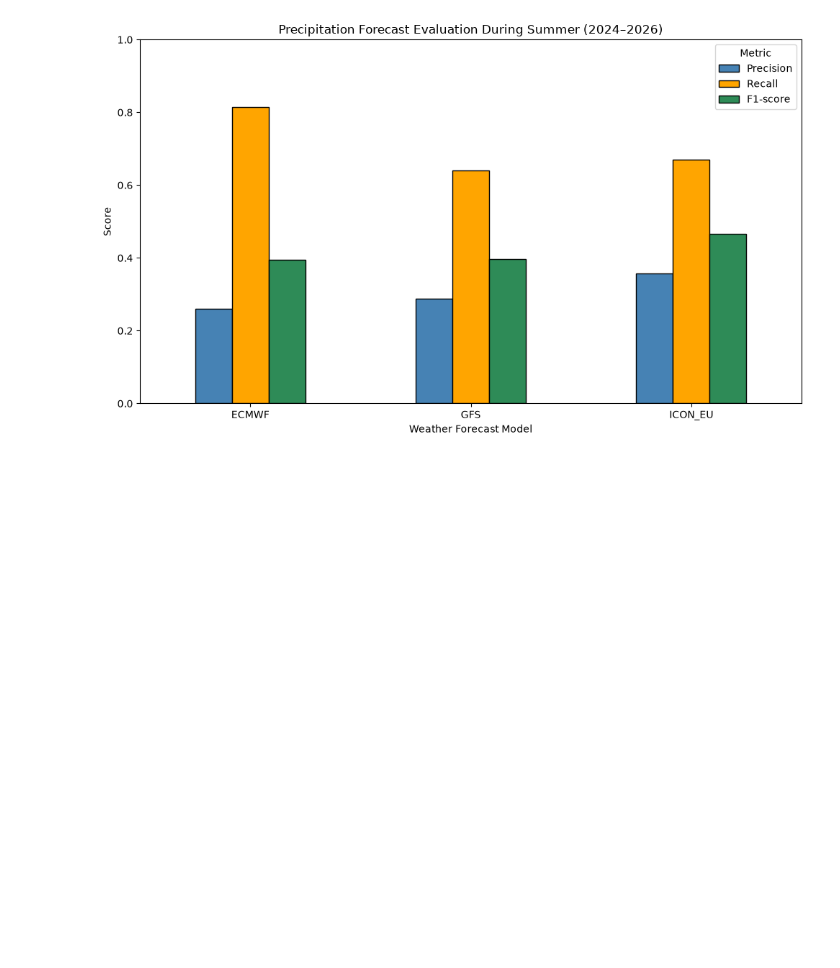
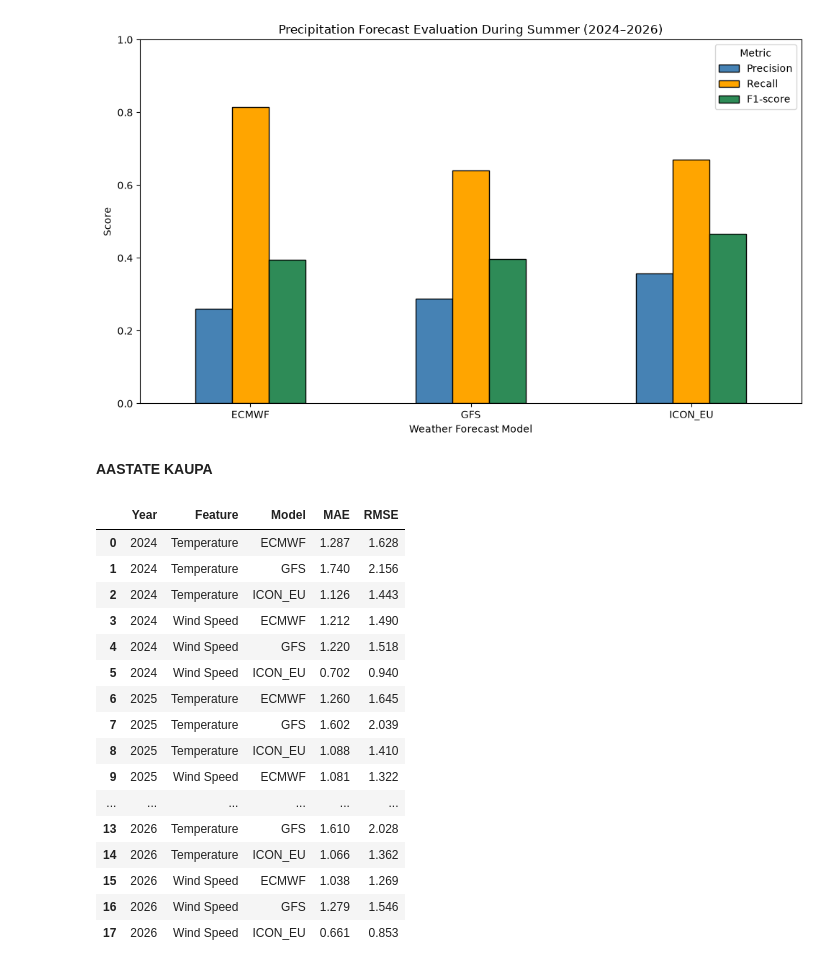
Before and after one commit to MarkenNisu/Machine_Learning_For_Weather, a Jupyter notebook: 02_forecast_evaluation.ipynb, the cells around one changed output. Saved outputs shown, nothing was run; the diff lists cells and outputs as text; code cells hidden in the pictures; blank space fills up the shorter version.

```diff
--- a/02_forecast_evaluation.ipynb
+++ b/02_forecast_evaluation.ipynb
@@ -147,3 +164,52 @@ plt.tight_layout()
 plt.show()
 # %% [output]
 [figure]
+# %% [markdown]
+**AASTATE KAUPA**
+# %%
+models = ["ECMWF", "GFS", "ICON_EU"]
+
+features = {
+    "Temperature": ("actual_temperature", "temperature"),
+    "Wind Speed": ("actual_wind_speed", "wind_speed")
+}
+
+results = []
+
+for year in [2024, 2025, 2026]:
+    year_df = df[df["time"].dt.year == year]
+
+    for feature, (actual_col, prefix) in features.items():
+        for model in models:
+            actual = year_df[actual_col]
+            predicted = year_df[f"{prefix}_{model}"]
+
+            results.append({
+                "Year": year,
+                "Feature": feature,
+                "Model": model,
+                "MAE": mean_absolute_error(actual, predicted),
+                "RMSE": root_mean_squared_error(actual, predicted)
+            })
+
+yearly_results = pd.DataFrame(results)
+
+display(yearly_results.round(3))
+# %% [output]
+|  | Year | Feature | Model | MAE | RMSE |
+| 0 | 2024 | Temperature | ECMWF | 1.287 | 1.628 |
+| 1 | 2024 | Temperature | GFS | 1.740 | 2.156 |
+| 2 | 2024 | Temperature | ICON_EU | 1.126 | 1.443 |
+| 3 | 2024 | Wind Speed | ECMWF | 1.212 | 1.490 |
+| 4 | 2024 | Wind Speed | GFS | 1.220 | 1.518 |
+| 5 | 2024 | Wind Speed | ICON_EU | 0.702 | 0.940 |
+| 6 | 2025 | Temperature | ECMWF | 1.260 | 1.645 |
+| 7 | 2025 | Temperature | GFS | 1.602 | 2.039 |
+| 8 | 2025 | Temperature | ICON_EU | 1.088 | 1.410 |
+| 9 | 2025 | Wind Speed | ECMWF | 1.081 | 1.322 |
+| ... | ... | ... | ... | ... | ... |
+| 13 | 2026 | Temperature | GFS | 1.610 | 2.028 |
+| 14 | 2026 | Temperature | ICON_EU | 1.066 | 1.362 |
+| 15 | 2026 | Wind Speed | ECMWF | 1.038 | 1.269 |
+| 16 | 2026 | Wind Speed | GFS | 1.279 | 1.546 |
+| 17 | 2026 | Wind Speed | ICON_EU | 0.661 | 0.853 |
```
Also changed, not shown: parts of 5 cells of this notebook.
